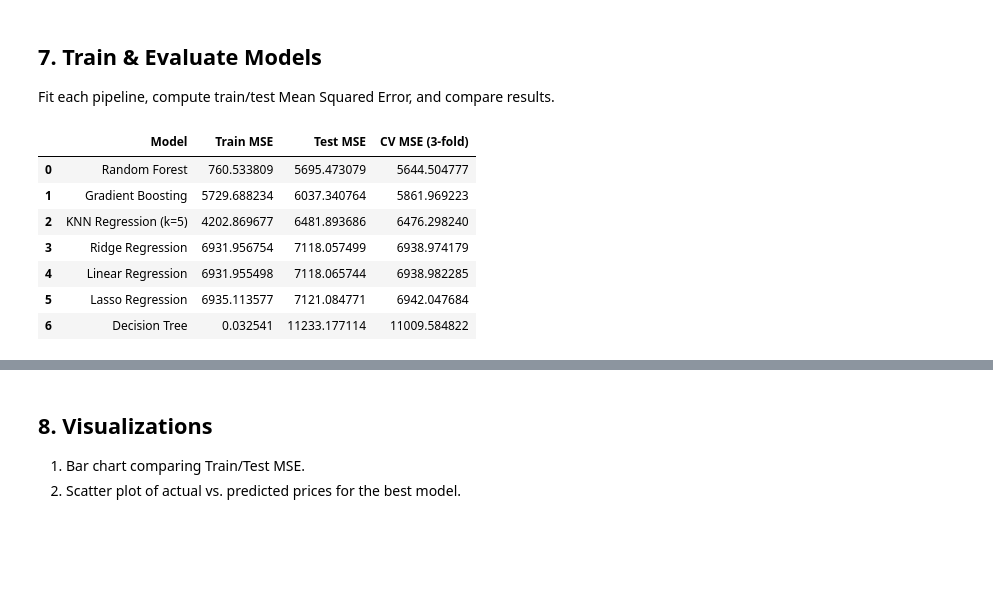
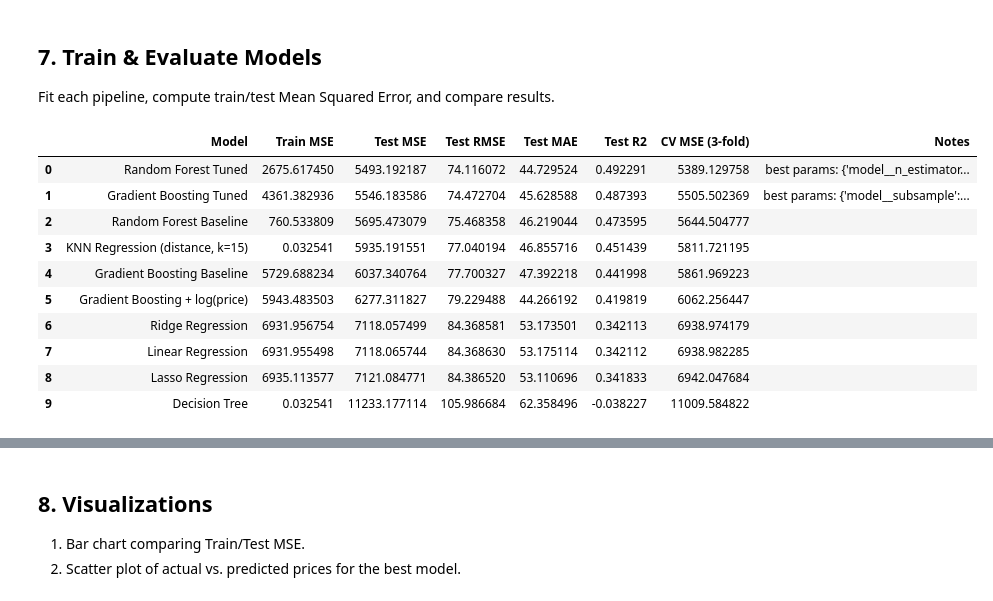
Before and after one commit to bowen2002/644-project, a Jupyter notebook: Airbnb_price_prediction_workflow.ipynb, the cells around one changed output, grey strips where cells are left out. Saved outputs shown, nothing was run; the diff lists cells and outputs as text; code cells hidden in the pictures; blank space fills up the shorter version.

```diff
--- a/Airbnb_price_prediction_workflow.ipynb
+++ b/Airbnb_price_prediction_workflow.ipynb
@@ -11,13 +11,13 @@ from pathlib import Path
 import numpy as np
 import pandas as pd
 from matplotlib import pyplot as plt
-from sklearn.compose import ColumnTransformer
+from sklearn.compose import ColumnTransformer, TransformedTargetRegressor
 from sklearn.tree import DecisionTreeRegressor
 from sklearn.ensemble import GradientBoostingRegressor, RandomForestRegressor
 from sklearn.impute import SimpleImputer
 from sklearn.linear_model import LinearRegression, Ridge, Lasso
-from sklearn.metrics import mean_squared_error
-from sklearn.model_selection import cross_val_score, train_test_split
+from sklearn.metrics import mean_absolute_error, mean_squared_error, r2_score
+from sklearn.model_selection import RandomizedSearchCV, cross_val_score, train_test_split
 from sklearn.neighbors import KNeighborsRegressor
 from sklearn.pipeline import Pipeline
 from sklearn.preprocessing import OneHotEncoder, StandardScaler
@@ -25,8 +25,9 @@ from sklearn.preprocessing import OneHotEncoder, StandardScaler
 plt.style.use('seaborn-v0_8')
 pd.set_option('display.max_columns', None)
 DATA_PATH = Path('AB_NYC_2019.csv')
+CV_FOLDS = 3
+TUNING_ITERATIONS = 4
 print(f"Using dataset at: {DATA_PATH.resolve()}")
-CV_FOLDS = 3
 # %% [output]
 Using dataset at: /Users/bowen/Desktop/644-project/AB_NYC_2019.csv
 # %% [markdown]
@@ -188,46 +301,31 @@ Fit each pipeline, compute train/test Mean Squared Error, and compare results.
 # %%
 results = []
 trained_models = {}
+cv_col = f'CV MSE ({CV_FOLDS}-fold)'
 
 for name, estimator in models.items():
-    pipeline = Pipeline([
-        ('preprocessor', preprocessor),
-        ('model', estimator),
-    ])
+    result = evaluate_candidate(name, estimator, X_train, X_test, y_train, y_test)
+    trained_models[name] = result.pop('fitted_model')
+    results.append(result)
 
-    cv_scores = cross_val_score(
-        pipeline,
-        X_train,
-        y_train,
-        cv=CV_FOLDS,
-        scoring='neg_mean_squared_error',
-        n_jobs=1,
-    )
-    cv_mse = (-cv_scores).mean()
+for name, estimator in tuned_models.items():
+    result = evaluate_candidate(name, estimator, X_train, X_test, y_train, y_test)
+    trained_models[name] = result.pop('fitted_model')
+    results.append(result)
 
-    pipeline.fit(X_train, y_train)
-    trained_models[name] = pipeline
-
-    train_pred = pipeline.predict(X_train)
-    test_pred = pipeline.predict(X_test)
-
-    results.append({
-        'Model': name,
-        'Train MSE': mean_squared_error(y_train, train_pred),
-        'Test MSE': mean_squared_error(y_test, test_pred),
-        f'CV MSE ({CV_FOLDS}-fold)': cv_mse,
-    })
-
-results_df = pd.DataFrame(results).sort_values('Test MSE').reset_index(drop=True)
+results_df = pd.DataFrame(results).sort_values(cv_col).reset_index(drop=True)
 results_df
 # %% [output]
-|  | Model | Train MSE | Test MSE | CV MSE (3-fold) |
-| 0 | Random Forest | 760.533809 | 5695.473079 | 5644.504777 |
-| 1 | Gradient Boosting | 5729.688234 | 6037.340764 | 5861.969223 |
-| 2 | KNN Regression (k=5) | 4202.869677 | 6481.893686 | 6476.298240 |
-| 3 | Ridge Regression | 6931.956754 | 7118.057499 | 6938.974179 |
-| 4 | Linear Regression | 6931.955498 | 7118.065744 | 6938.982285 |
-| 5 | Lasso Regression | 6935.113577 | 7121.084771 | 6942.047684 |
-| 6 | Decision Tree | 0.032541 | 11233.177114 | 11009.584822 |
+|  | Model | Train MSE | Test MSE | Test RMSE | Test MAE | Test R2 | CV MSE (3-fold) | Notes |
+| 0 | Random Forest Tuned | 2675.617450 | 5493.192187 | 74.116072 | 44.729524 | 0.492291 | 5389.129758 | best params: {'model__n_estimator... |
+| 1 | Gradient Boosting Tuned | 4361.382936 | 5546.183586 | 74.472704 | 45.628588 | 0.487393 | 5505.502369 | best params: {'model__subsample':... |
+| 2 | Random Forest Baseline | 760.533809 | 5695.473079 | 75.468358 | 46.219044 | 0.473595 | 5644.504777 |  |
+| 3 | KNN Regression (distance, k=15) | 0.032541 | 5935.191551 | 77.040194 | 46.855716 | 0.451439 | 5811.721195 |  |
+| 4 | Gradient Boosting Baseline | 5729.688234 | 6037.340764 | 77.700327 | 47.392218 | 0.441998 | 5861.969223 |  |
+| 5 | Gradient Boosting + log(price) | 5943.483503 | 6277.311827 | 79.229488 | 44.266192 | 0.419819 | 6062.256447 |  |
+| 6 | Ridge Regression | 6931.956754 | 7118.057499 | 84.368581 | 53.173501 | 0.342113 | 6938.974179 |  |
+| 7 | Linear Regression | 6931.955498 | 7118.065744 | 84.368630 | 53.175114 | 0.342112 | 6938.982285 |  |
+| 8 | Lasso Regression | 6935.113577 | 7121.084771 | 84.386520 | 53.110696 | 0.341833 | 6942.047684 |  |
+| 9 | Decision Tree | 0.032541 | 11233.177114 | 105.986684 | 62.358496 | -0.038227 | 11009.584822 |  |
 # %%
 best_model_name = results_df.loc[0, 'Model']
```
Also changed, not shown: parts of 4 cells of this notebook, 18 other files.
